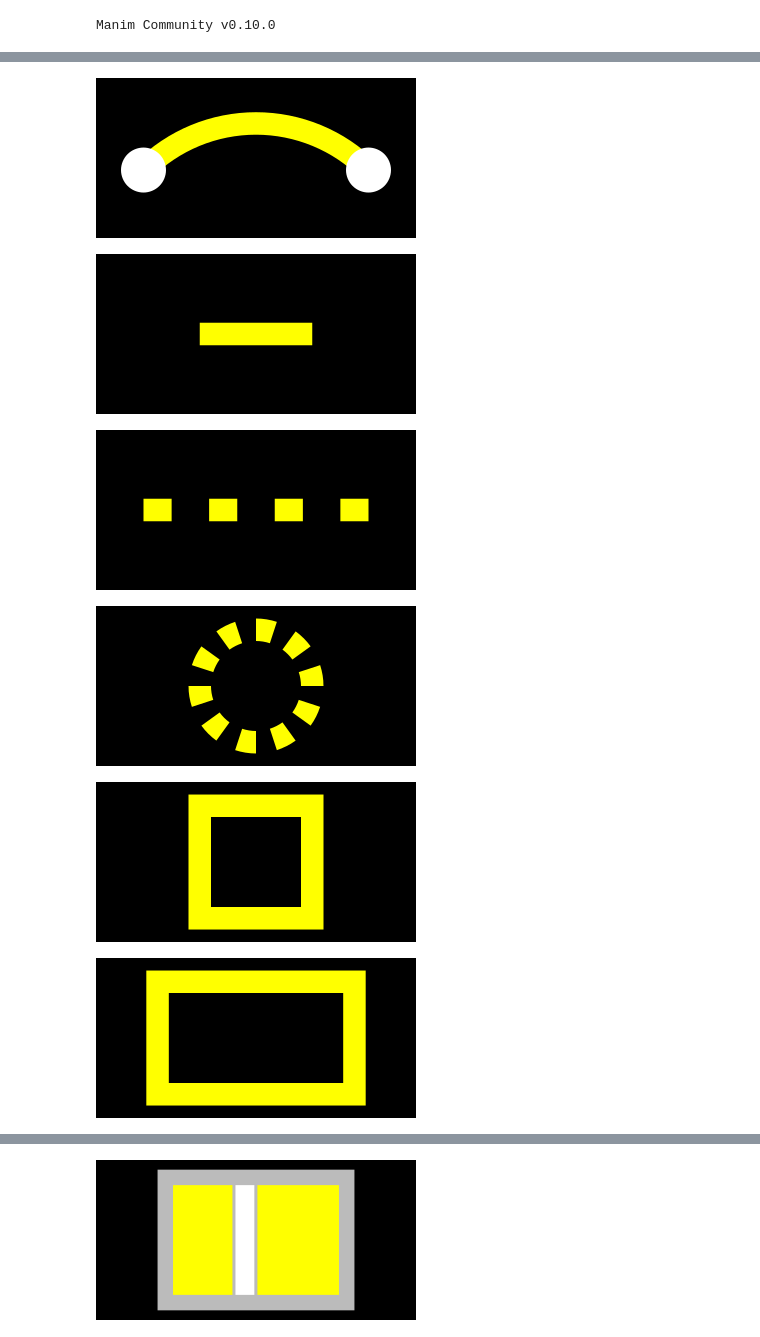
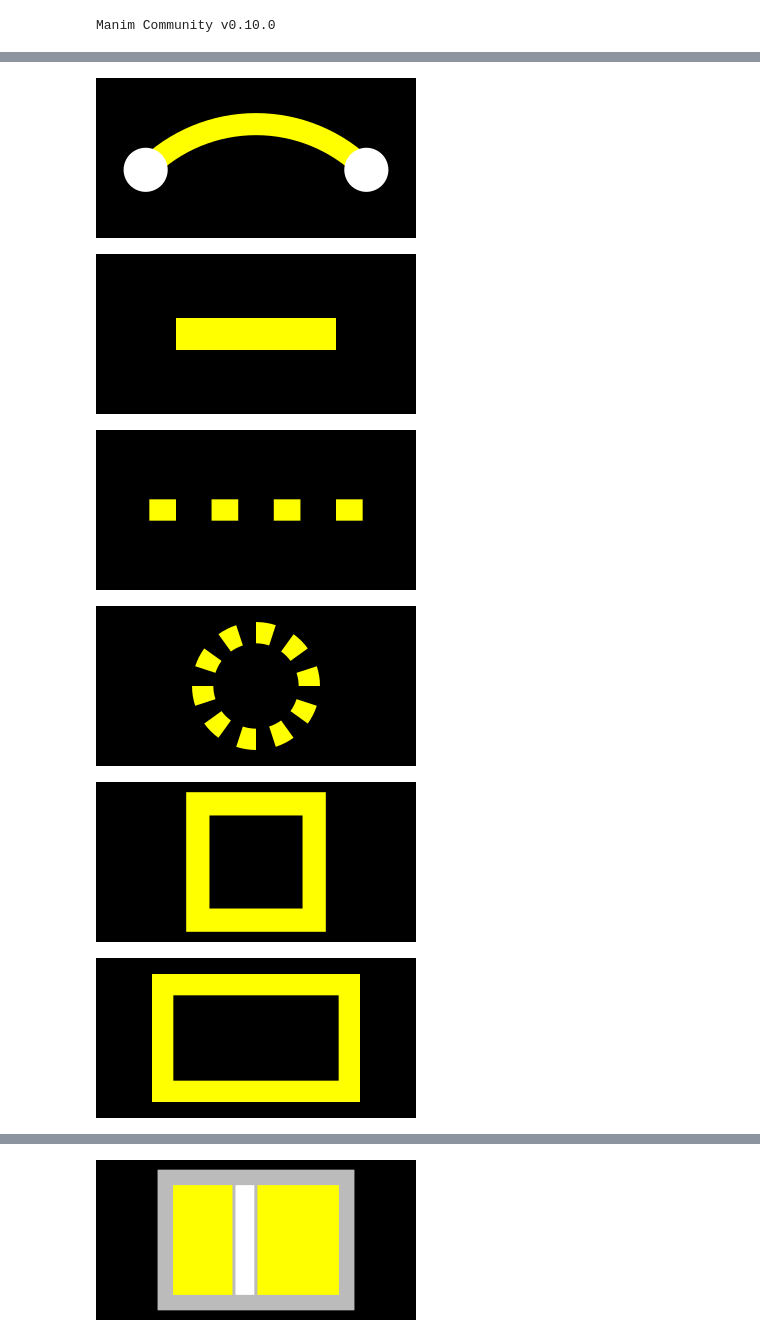
Before and after one commit to kolibril13/mobject-gallery, a Jupyter notebook: Mobjects_Basics.ipynb, the cells around one changed output, grey strips where cells are left out. Saved outputs shown, nothing was run; the diff lists cells and outputs as text; code cells hidden in the pictures.

```diff
--- a/Mobjects_Basics.ipynb
+++ b/Mobjects_Basics.ipynb
@@ -108,13 +110,13 @@ class Example(ZoomedScene):
         mob.move_to(ORIGIN)
         self.add(mob)
         mob.scale(0.1)
-        self.camera.frame.scale(1/25)
+        self.camera.frame.width =  mob.width + 1*SMALL_BUFF
 ###******
 image_full_name = "ArcBetweenPoints.png"
 snippet = "mob= ArcBetweenPoints(start=2 * RIGHT, end=2*LEFT, stroke_color=YELLOW)"
 name_snippet_pairs[image_full_name] = snippet
 # %% [output]
-[figure, old version]
+[figure, new version]
 # %%
 %%manim $params
 class Example(ZoomedScene):
@@ -122,27 +124,27 @@ class Example(ZoomedScene):
         mob = Line(color= YELLOW)
         self.add(mob)
         mob.scale(0.1)
-        self.camera.frame.scale(1/25)
+        self.camera.frame.width =  mob.width + 2*SMALL_BUFF
 ###******
 image_full_name = "Line.png"
 snippet = "line = Line(color= YELLOW)"
 name_snippet_pairs[image_full_name] = snippet
 # %% [output]
-[figure, old version]
+[figure, new version]
 # %%
 %%manim $params
 class Example(ZoomedScene):
     def construct(self):
         mob = DashedLine(0.2*LEFT, 0.2*RIGHT,color= YELLOW)
         self.add(mob)
-        self.camera.frame.scale(1/25)
+        self.camera.frame.width =  mob.width + 2*SMALL_BUFF
 
 ###******
 image_full_name = "DashedLine.png"
 snippet = "mob = DashedLine(color= YELLOW)"
 name_snippet_pairs[image_full_name] = snippet
 # %% [output]
-[figure, old version]
+[figure, new version]
 # %%
 %%manim $params
 class Example(ZoomedScene):
@@ -152,7 +154,7 @@ class Example(ZoomedScene):
 
         self.add(mob)
         mob.scale(0.1)
-        self.camera.frame.scale(1/25)
+        self.camera.frame.width =  mob.width + 4*SMALL_BUFF
 ###******
 image_full_name = "DashedCircle.png"
 snippet = r"""
@@ -161,7 +163,7 @@ mob = DashedVMobject(circ, num_dashes=10)
 """
 name_snippet_pairs[image_full_name] = snippet
 # %% [output]
-[figure, old version]
+[figure, new version]
 # %%
 %%manim $params
 class Example(ZoomedScene):
@@ -169,27 +171,27 @@ class Example(ZoomedScene):
         mob= Square(color= YELLOW)
         self.add(mob)
         mob.scale(0.1)
-        self.camera.frame.scale(1/25)
+        self.camera.frame.width =  mob.width + 3.5*SMALL_BUFF
 ###******
 image_full_name = "Square.png"
 snippet = "square = Square(color= YELLOW)"
 name_snippet_pairs[image_full_name] = snippet
 # %% [output]
-[figure, old version]
+[figure, new version]
 # %%
 %%manim $params
 class Example(ZoomedScene):
     def construct(self):
         mob= Rectangle(width=3.5, height=2.0, color= YELLOW)
         self.add(mob)
         mob.scale(0.1)
-        self.camera.frame.scale(1/25)
+        self.camera.frame.height =  mob.height + 1*SMALL_BUFF
 ###******
 image_full_name = "Rectangle.png"
 snippet = "mob= Rectangle(width=3.5, height=2.0)"
 name_snippet_pairs[image_full_name] = snippet
 # %% [output]
-[figure, old version]
+[figure, new version]
 # %%
 %%manim $params
 class Example(ZoomedScene):
```
Also changed, not shown: parts of 12 cells of this notebook, 17 other files.
